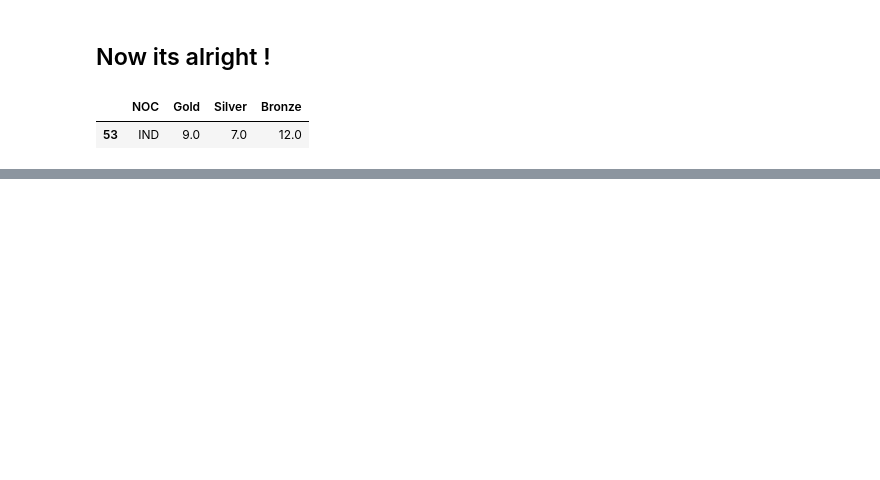
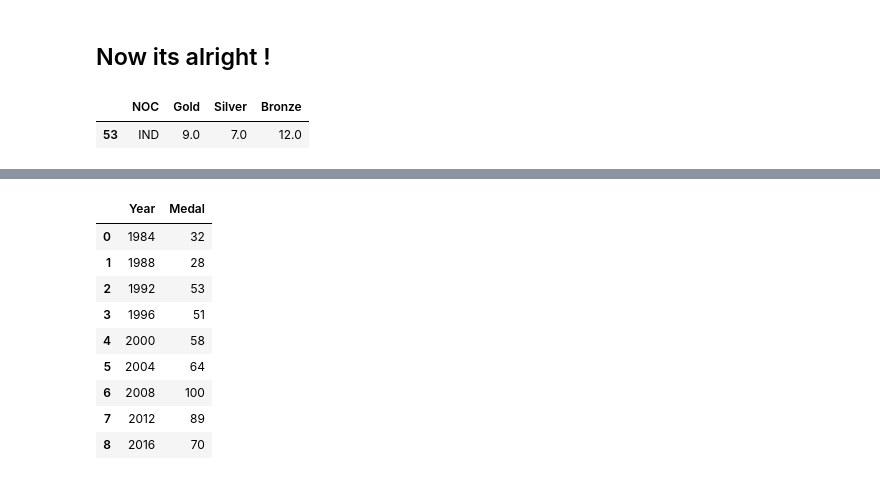
Before and after one commit to Newtanmukh/Olympics-Data-App, a Jupyter notebook: Olympics-Analysis.ipynb, the cells around one changed output, grey strips where cells are left out. Cells and saved outputs as stored; diff of their text form; code cells hidden in the pictures; blank space fills up the shorter version.

```diff
--- a/Olympics-Analysis.ipynb
+++ b/Olympics-Analysis.ipynb
@@ -337,0 +457,13 @@ ret
+# %%
+final_df
+# %% [output]
+|  | Year | Medal |
+| 0 | 1984 | 32 |
+| 1 | 1988 | 28 |
+| 2 | 1992 | 53 |
+| 3 | 1996 | 51 |
+| 4 | 2000 | 58 |
+| 5 | 2004 | 64 |
+| 6 | 2008 | 100 |
+| 7 | 2012 | 89 |
+| 8 | 2016 | 70 |
```
Also changed, not shown: parts of 72 cells of this notebook, 4 other files.
